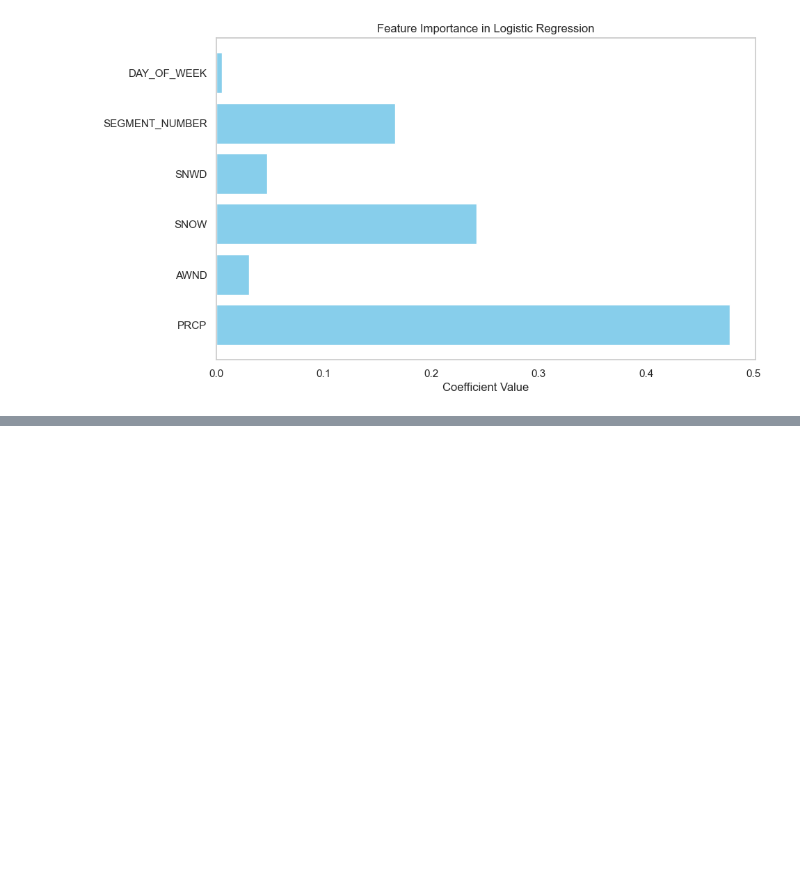
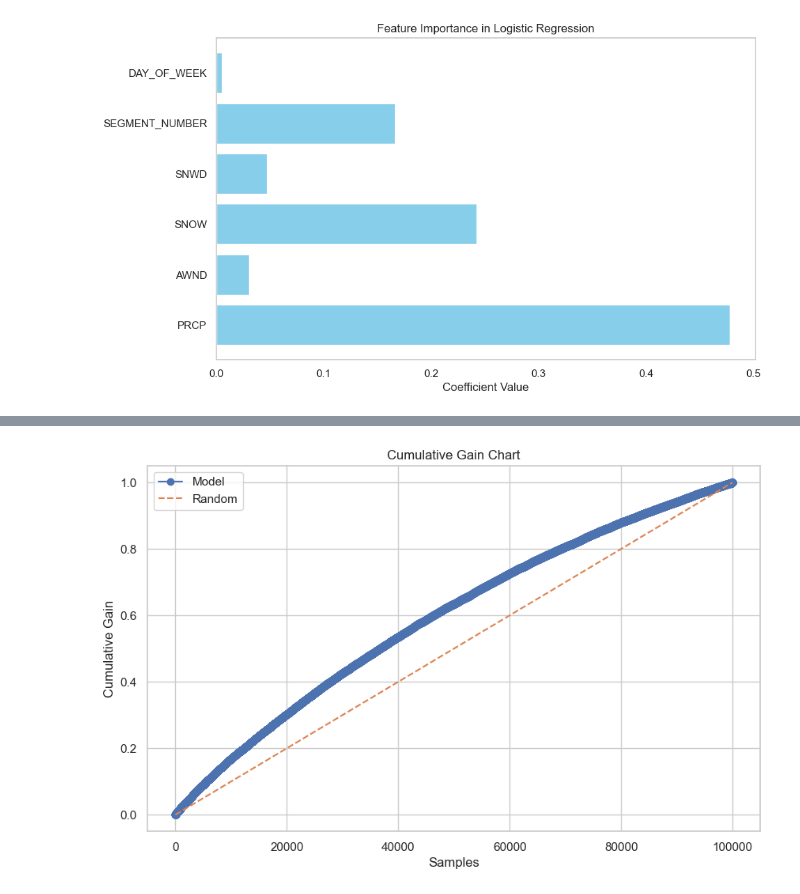
Before and after one commit to quangvinhlee/flight-delay, a Jupyter notebook: src/flightDelay.ipynb, the cells around one changed output, grey strips where cells are left out. Cells and saved outputs as stored; diff of their text form; code cells hidden in the pictures; blank space fills up the shorter version.

```diff
--- a/src/flightDelay.ipynb
+++ b/src/flightDelay.ipynb
@@ -412,8 +415,8 @@ print(f'The predicted cluster for the test data point is: {predicted_label[0]}')
 # %% [output]
 The predicted cluster for the test data point is: 0
 # %%
-X = df[["PRCP", "AWND", "SNOW", "SNWD", "SEGMENT_NUMBER", "DAY_OF_WEEK"]].to_numpy()
-y = df["DEP_DEL15"].to_numpy()  # Assuming DEP_DEL15 is your target variable
+X = df2[["PRCP", "AWND", "SNOW", "SNWD", "SEGMENT_NUMBER", "DAY_OF_WEEK"]].to_numpy()
+y = df2["DEP_DEL15"].to_numpy()  # Assuming DEP_DEL15 is your target variable
 # %%
 X_train, X_test, y_train, y_test = train_test_split(X, y, test_size=0.2, random_state=42)
 # %%
@@ -527,0 +598,19 @@ plt.show()
+# %%
+# Sort probabilities and actual values
+sorted_indices = np.argsort(y_probs)[::-1]
+sorted_y_test = y_test[sorted_indices]
+
+# Calculate cumulative gains
+cumulative_gains = np.cumsum(sorted_y_test) / np.sum(sorted_y_test)
+
+# Plot cumulative gains
+plt.figure(figsize=(10, 6))
+plt.plot(cumulative_gains, marker='o', label='Model')
+plt.plot([0, len(y_test)], [0, 1], linestyle='--', label='Random')
+plt.xlabel('Samples')
+plt.ylabel('Cumulative Gain')
+plt.title('Cumulative Gain Chart')
+plt.legend()
+plt.show()
+# %% [output]
+[figure, added]
```
Also changed, not shown: parts of 16 cells of this notebook.
